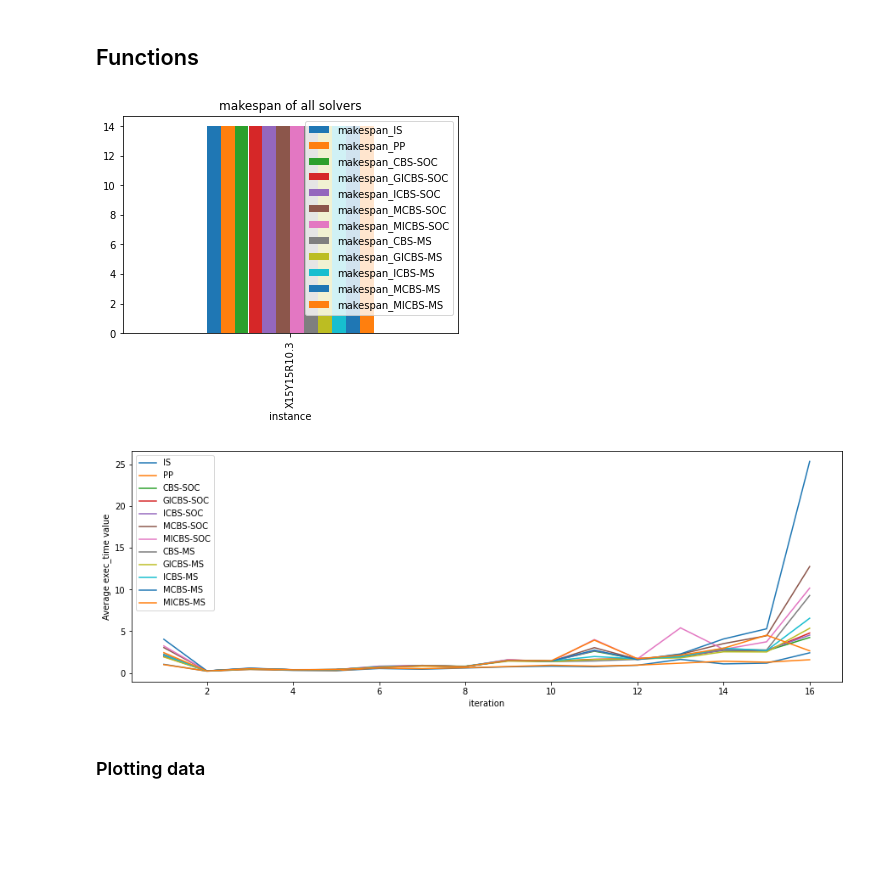
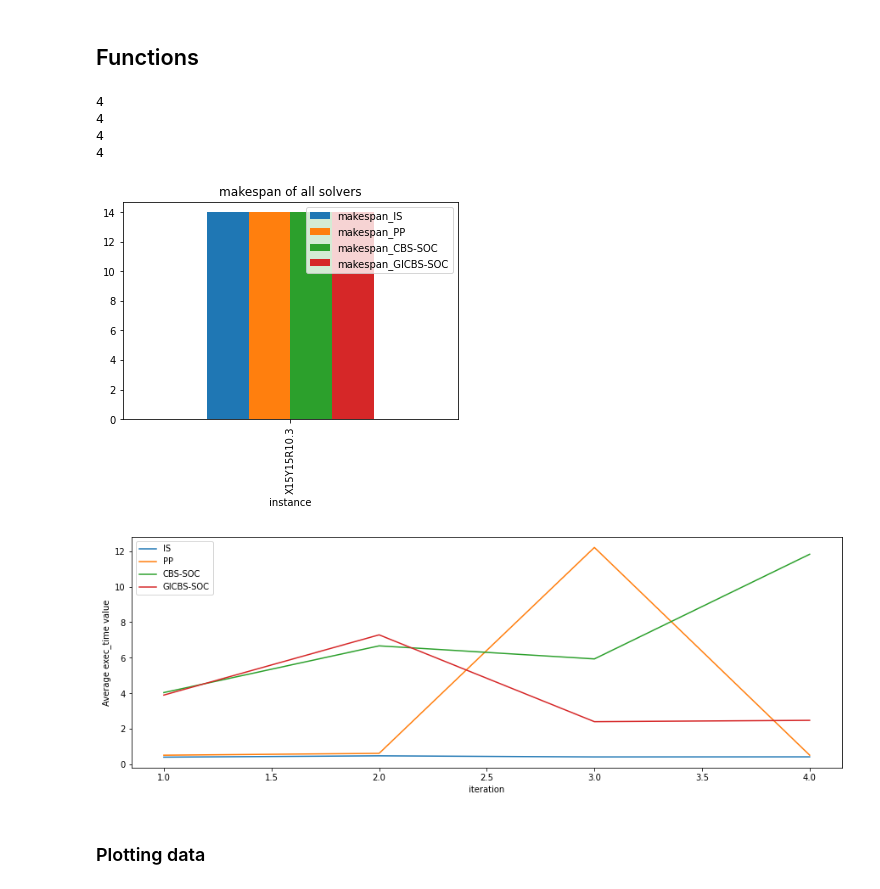
Before and after one commit to PaulRaatschen/Plan-Merging-Project-Sauerbrei-Raatschen, a Jupyter notebook: solvers/Benchmark-Notebook.ipynb, the cells around one changed output. Cells and saved outputs as stored; diff of their text form; code cells hidden in the pictures; blank space fills up the shorter version.

```diff
--- a/solvers/Benchmark-Notebook.ipynb
+++ b/solvers/Benchmark-Notebook.ipynb
@@ -15,7 +15,7 @@ solveddf = df[df['satisfied'] == True]
 
 allSolver = ["IS","PP","CBS-SOC","GICBS-SOC","ICBS-SOC","MCBS-SOC","MICBS-SOC","CBS-MS","GICBS-MS","ICBS-MS","MCBS-MS","MICBS-MS"]
 
-#allSolver = ["IS","PP","CBS-SOC","GICBS-SOC"]
+allSolver = ["IS","PP","CBS-SOC","GICBS-SOC"]
 # %%
 #Splitting data by solver
 
@@ -93,38 +93,42 @@ def plotScale(instanceName : str, df : pd.DataFrame, dataToPlot: str):
 
     :param instanceName: Name of the instance
     :param df: Dataframe indexed by instance
     :return: A list, containing for every solver a dataframe, with the avg_time per iteration
     """
     newdf = df.filter(like = instanceName, axis = 0)
 
     allResults = []
 
     for solver in allSolver:
         solverResult = pd.DataFrame(columns = ['iteration','avg_'+dataToPlot])
         numberOfIterations = len(newdf.filter(like = instanceName,axis = 0)) // len(newdf.filter(like = instanceName+"1.",axis = 0))
-
-        for i in range(1,numberOfIterations+2):
+        print(numberOfIterations)
+        for i in range(1,numberOfIterations+1):
             avg_value = averageValue(instanceName,solver, newdf,dataToPlot, iterationNumber = i)
             solverResult = solverResult.append(pd.DataFrame({'iteration':[i],'avg_'+dataToPlot:[avg_value]}),ignore_index=True)
         allResults.append(solverResult)
 
     ax = allResults[0].plot(x='iteration',y='avg_'+dataToPlot,label=allSolver[0])
     for dataNumber in range(1,len(allResults)):
         allResults[dataNumber].plot(ax=ax,x='iteration',y='avg_'+dataToPlot,label=allSolver[dataNumber],figsize=(15,5))
     ax.set_ylabel("Average " + dataToPlot + " value")
 
     return ax
 
 
 
 
 plotInstance("X15Y15R10.3", combineddf,"makespan")
 #print(averageTime("test","IS", combineddf, iterationNumber = 3))
 
-dataOfThePlot = plotScale("X15Y15R",combineddf, "exec_time")
+dataOfThePlot = plotScale("X15Y15R5-Rooms",combineddf, "exec_time")
 # %% [output]
+4
+4
+4
+4
-[figure, old version]
+[figure, new version]
-[figure, old version]
+[figure, new version]
 # %% [markdown]
 ### Plotting data
 # %%
```
Also changed, not shown: parts of 2 cells of this notebook, 10 other files.
